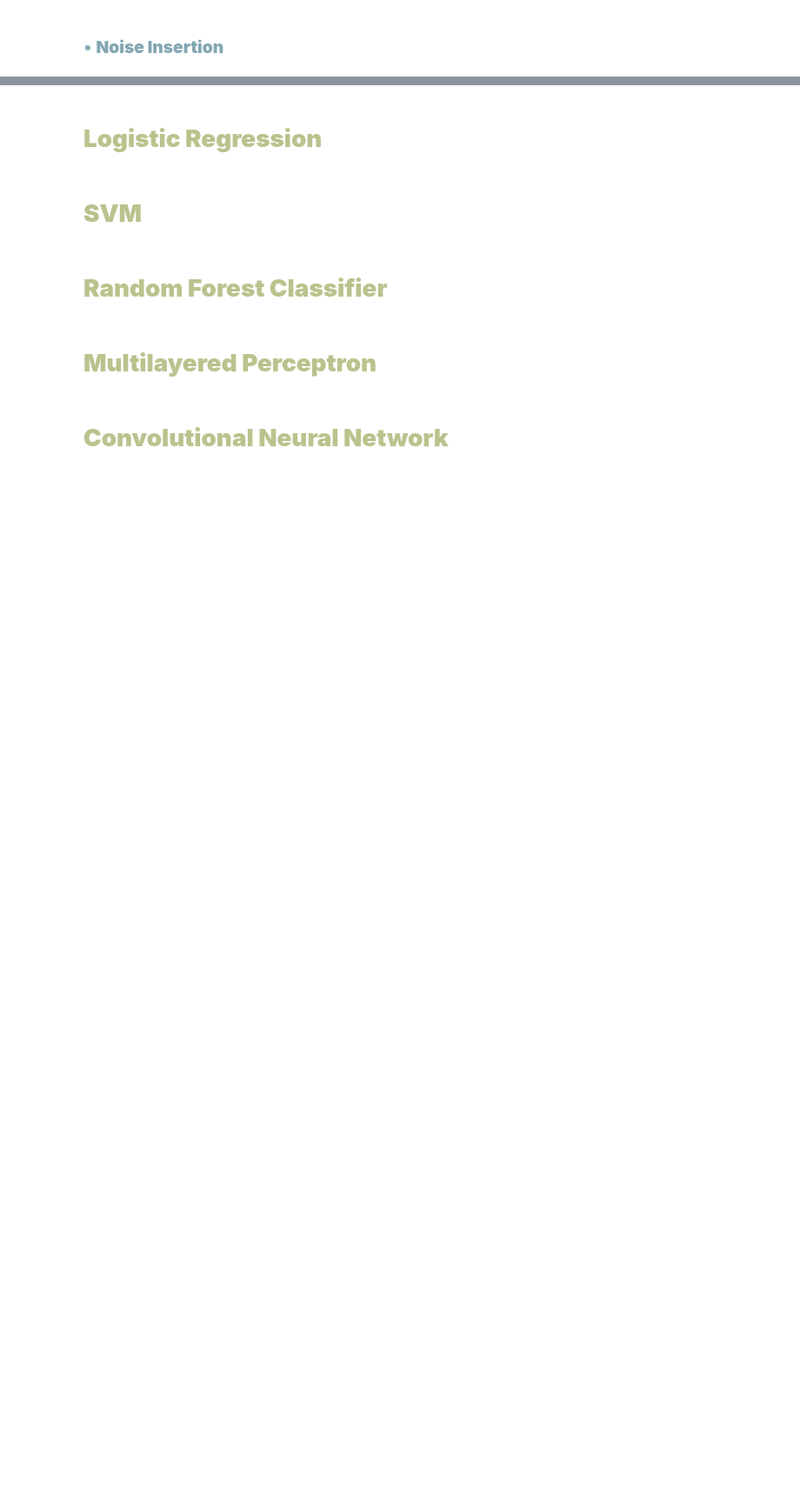
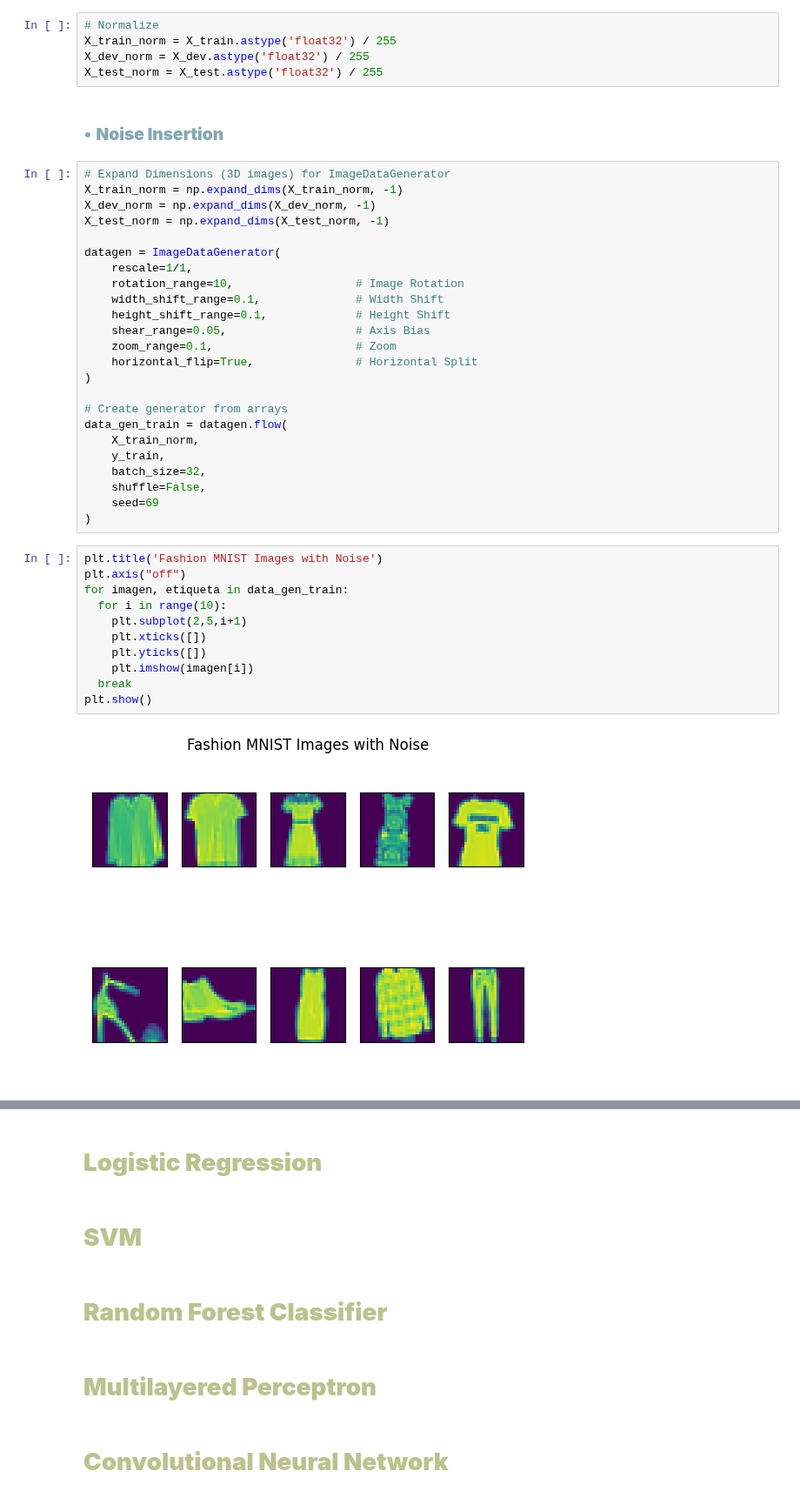
Before and after one commit to ch0fas/ML_Projects, a Jupyter notebook: fashion_mnist.ipynb, the cells around one changed output, grey strips where cells are left out. Shown at 87% size. Saved outputs shown, nothing was run; the diff lists cells and outputs as text; blank space fills up the shorter version.

```diff
--- a/fashion_mnist.ipynb
+++ b/fashion_mnist.ipynb
@@ -68,4 +69,46 @@ plt.show()
 # %% [markdown]
 ### <font color= #84a7b3> • **Image Standarization** </font>
+# %%
+# Normalize
+X_train_norm = X_train.astype('float32') / 255
+X_dev_norm = X_dev.astype('float32') / 255
+X_test_norm = X_test.astype('float32') / 255
 # %% [markdown]
 ### <font color= #84a7b3> • **Noise Insertion** </font>
+# %%
+# Expand Dimensions (3D images) for ImageDataGenerator
+X_train_norm = np.expand_dims(X_train_norm, -1)
+X_dev_norm = np.expand_dims(X_dev_norm, -1)
+X_test_norm = np.expand_dims(X_test_norm, -1)
+
+datagen = ImageDataGenerator(
+    rescale=1/1,
+    rotation_range=10,                  # Image Rotation
+    width_shift_range=0.1,              # Width Shift
+    height_shift_range=0.1,             # Height Shift
+    shear_range=0.05,                   # Axis Bias
+    zoom_range=0.1,                     # Zoom
+    horizontal_flip=True,               # Horizontal Split
+)
+
+# Create generator from arrays
+data_gen_train = datagen.flow(
+    X_train_norm,
+    y_train,
+    batch_size=32,
+    shuffle=False,
+    seed=69
+)
+# %%
+plt.title('Fashion MNIST Images with Noise')
+plt.axis("off")
+for imagen, etiqueta in data_gen_train:
+  for i in range(10):
+    plt.subplot(2,5,i+1)
+    plt.xticks([])
+    plt.yticks([])
+    plt.imshow(imagen[i])
+  break
+plt.show()
+# %% [output]
+[figure, added]
```
Also changed, not shown: parts of 11 cells of this notebook.
